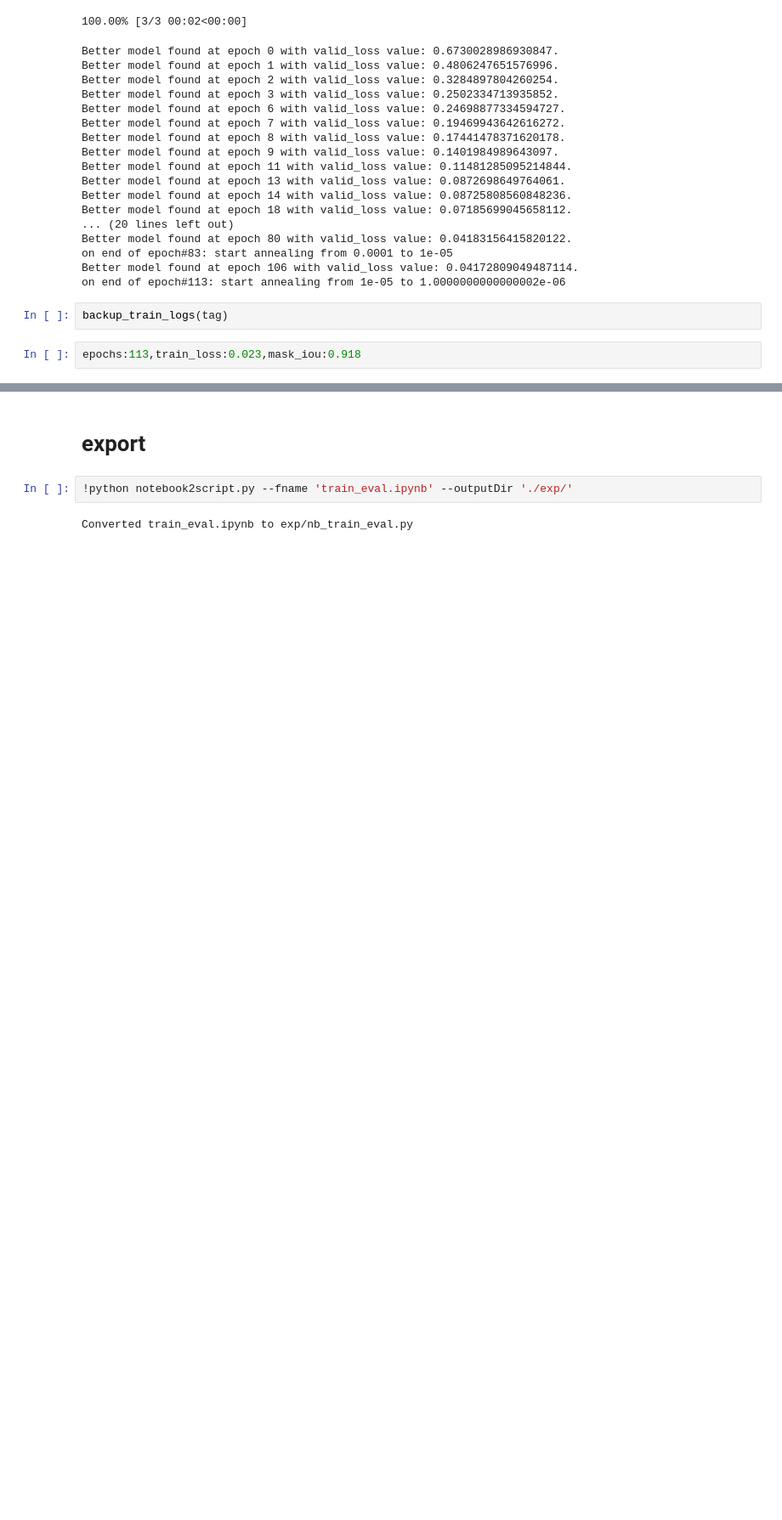
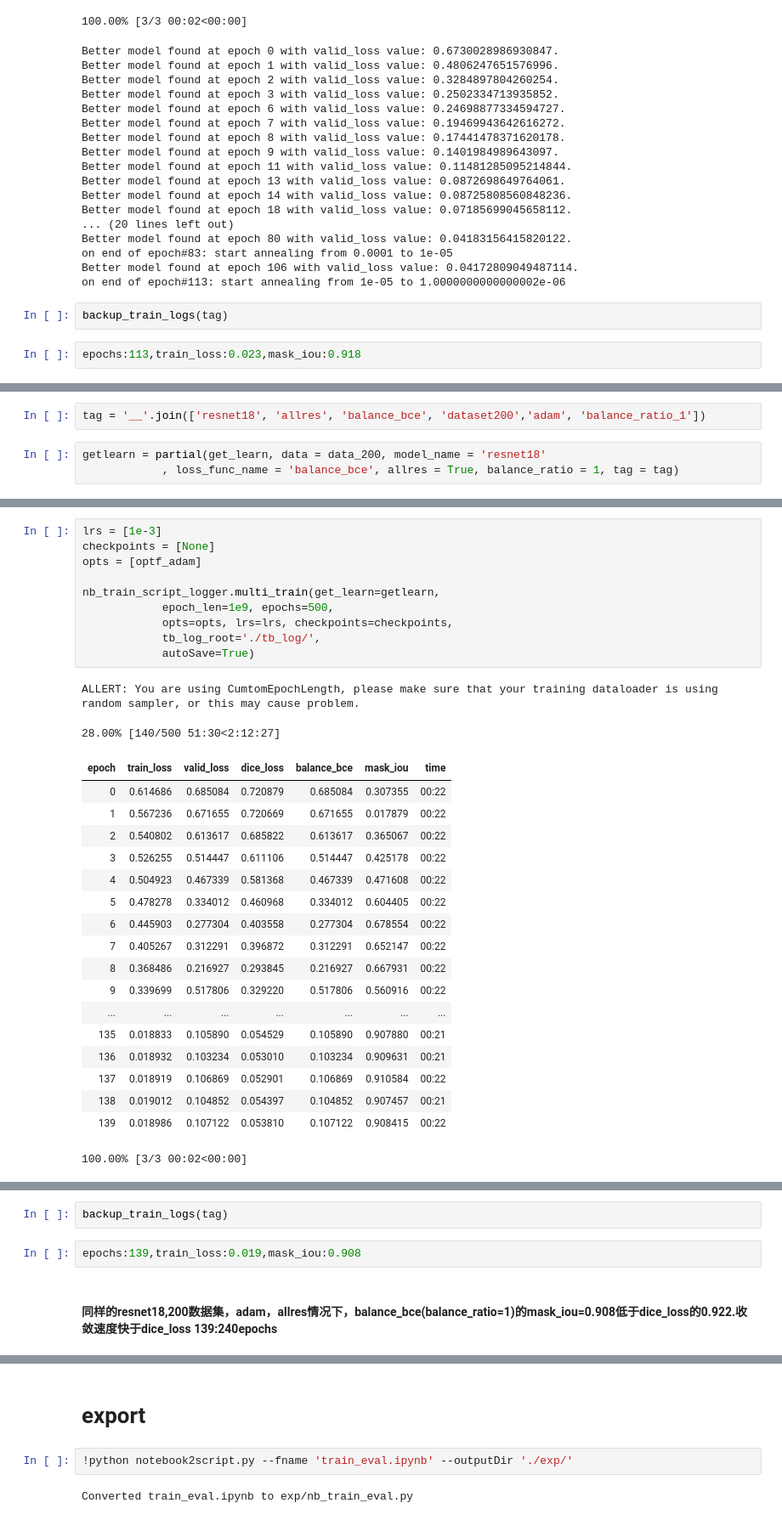
Before and after one commit to uid42/image_segmentation_demo, a Jupyter notebook: train_eval.ipynb, the cells around one changed output, grey strips where cells are left out. Shown at 85% size. Saved outputs shown, nothing was run; the diff lists cells and outputs as text; blank space fills up the shorter version.

```diff
--- a/train_eval.ipynb
+++ b/train_eval.ipynb
@@ -383,0 +556,5 @@ epochs:113,train_loss:0.023,mask_iou:0.918
+# %%
+tag = '__'.join(['resnet18', 'allres', 'balance_bce', 'dataset200','adam', 'balance_ratio_1'])
+# %%
+getlearn = partial(get_learn, data = data_200, model_name = 'resnet18'
+            , loss_func_name = 'balance_bce', allres = True, balance_ratio = 1, tag = tag)
@@ -383,0 +581,31 @@ epochs:113,train_loss:0.023,mask_iou:0.918
+# %%
+lrs = [1e-3]
+checkpoints = [None]
+opts = [optf_adam]
+
+nb_train_script_logger.multi_train(get_learn=getlearn,
+            epoch_len=1e9, epochs=500,
+            opts=opts, lrs=lrs, checkpoints=checkpoints,
+            tb_log_root='./tb_log/',
+            autoSave=True)
+# %% [output]
+ALLERT: You are using CumtomEpochLength, please make sure that your training dataloader is using random sampler, or this may cause problem.
+28.00% [140/500 51:30<2:12:27]
+| epoch | train_loss | valid_loss | dice_loss | balance_bce | mask_iou | time |
+| 0 | 0.614686 | 0.685084 | 0.720879 | 0.685084 | 0.307355 | 00:22 |
+| 1 | 0.567236 | 0.671655 | 0.720669 | 0.671655 | 0.017879 | 00:22 |
+| 2 | 0.540802 | 0.613617 | 0.685822 | 0.613617 | 0.365067 | 00:22 |
+| 3 | 0.526255 | 0.514447 | 0.611106 | 0.514447 | 0.425178 | 00:22 |
+| 4 | 0.504923 | 0.467339 | 0.581368 | 0.467339 | 0.471608 | 00:22 |
+| 5 | 0.478278 | 0.334012 | 0.460968 | 0.334012 | 0.604405 | 00:22 |
+| 6 | 0.445903 | 0.277304 | 0.403558 | 0.277304 | 0.678554 | 00:22 |
+| 7 | 0.405267 | 0.312291 | 0.396872 | 0.312291 | 0.652147 | 00:22 |
+| 8 | 0.368486 | 0.216927 | 0.293845 | 0.216927 | 0.667931 | 00:22 |
+| 9 | 0.339699 | 0.517806 | 0.329220 | 0.517806 | 0.560916 | 00:22 |
+| ... | ... | ... | ... | ... | ... | ... |
+| 135 | 0.018833 | 0.105890 | 0.054529 | 0.105890 | 0.907880 | 00:21 |
+| 136 | 0.018932 | 0.103234 | 0.053010 | 0.103234 | 0.909631 | 00:21 |
+| 137 | 0.018919 | 0.106869 | 0.052901 | 0.106869 | 0.910584 | 00:22 |
+| 138 | 0.019012 | 0.104852 | 0.054397 | 0.104852 | 0.907457 | 00:21 |
+| 139 | 0.018986 | 0.107122 | 0.053810 | 0.107122 | 0.908415 | 00:22 |
+100.00% [3/3 00:02<00:00]
@@ -383,0 +632,6 @@ epochs:113,train_loss:0.023,mask_iou:0.918
+# %%
+backup_train_logs(tag)
+# %%
+epochs:139,train_loss:0.019,mask_iou:0.908
+# %% [markdown]
+#### 同样的resnet18,200数据集，adam，allres情况下，balance_bce(balance_ratio=1)的mask_iou=0.908低于dice_loss的0.922.收敛速度快于dice_loss 139:240epochs
```
Also changed, not shown: parts of 36 cells of this notebook.
